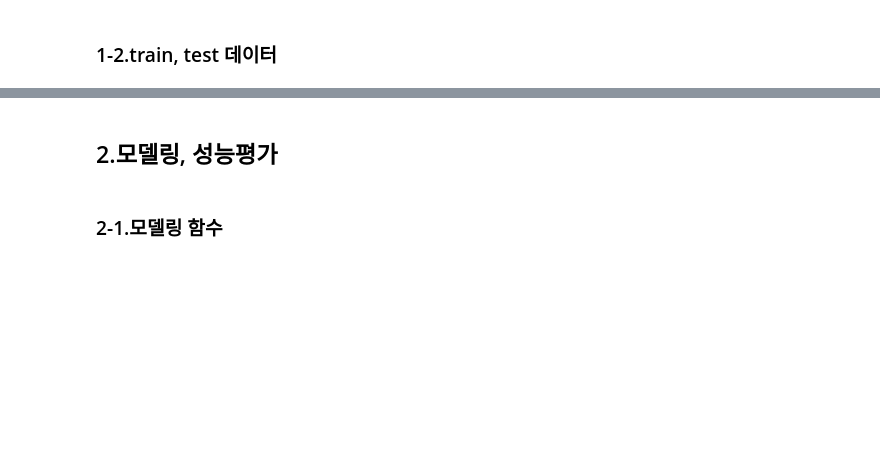
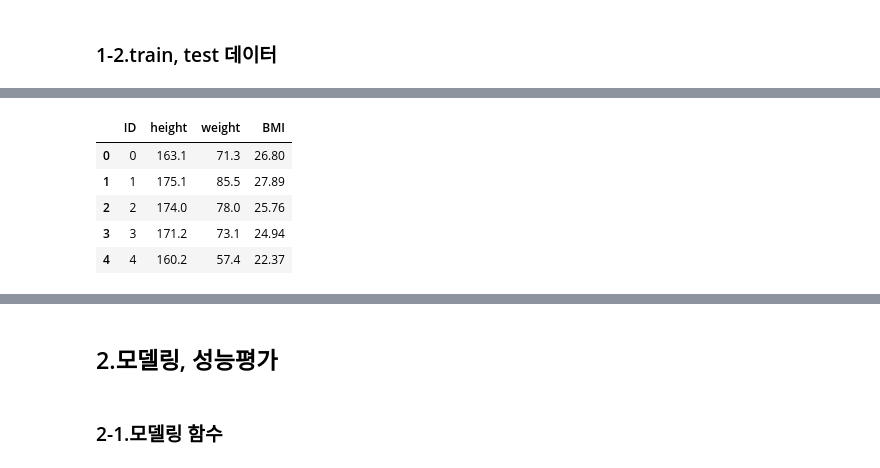
Before and after one commit to steve-park/data-engineering, a Jupyter notebook: 빅분기 실기학습/ML/[ML_04]_regression_LAB.ipynb, the cells around one changed output, grey strips where cells are left out. Drawn from its saved outputs; the diff is of its cells as text; code cells hidden in the pictures; blank space fills up the shorter version.

```diff
--- a/빅분기 실기학습/ML/[ML_04]_regression_LAB.ipynb
+++ b/빅분기 실기학습/ML/[ML_04]_regression_LAB.ipynb
@@ -65,0 +126,11 @@ def make_outlier(seedno, size):
+# %%
+# [2] 각 데이터를 파일에서 읽어오기
+# X_use, X_submission, Y, Y_hidden 이름 사용
+X_use = pd.read_csv('./x_train.csv')
+Y = pd.read_csv('./y_train.csv')
+X_submission = pd.read_csv('./x_test.csv')
+Y_hidden = pd.read_csv('./y_test.csv')
+
+print(X_use.shape, Y.shape, X_submission.shape)
+print(X_use.head(2))
+print(Y.head(2))
@@ -66,4 +145,13 @@ def make_outlier(seedno, size):
 # %%
 # X_use, Y를 합쳐서 dfXY 생성
+dfXY = pd.concat([X_use, Y['BMI']], axis=1)
+dfXY.head()
+# %% [output]
+|  | ID | height | weight | BMI |
+| 0 | 0 | 163.1 | 71.3 | 26.80 |
+| 1 | 1 | 175.1 | 85.5 | 27.89 |
+| 2 | 2 | 174.0 | 78.0 | 25.76 |
+| 3 | 3 | 171.2 | 73.1 | 24.94 |
+| 4 | 4 | 160.2 | 57.4 | 22.37 |
 # %%
 # dfXY의 상관 관계 확인
```
Also changed, not shown: parts of 30 cells of this notebook, 27 other files.
